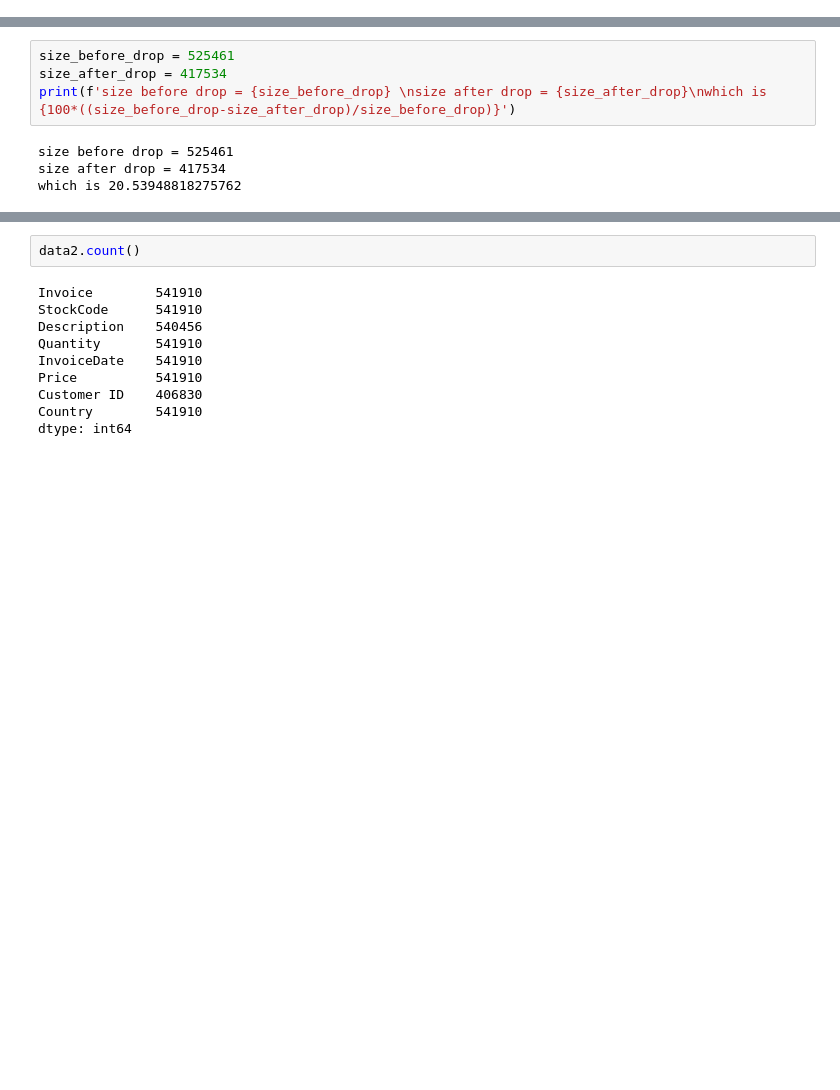
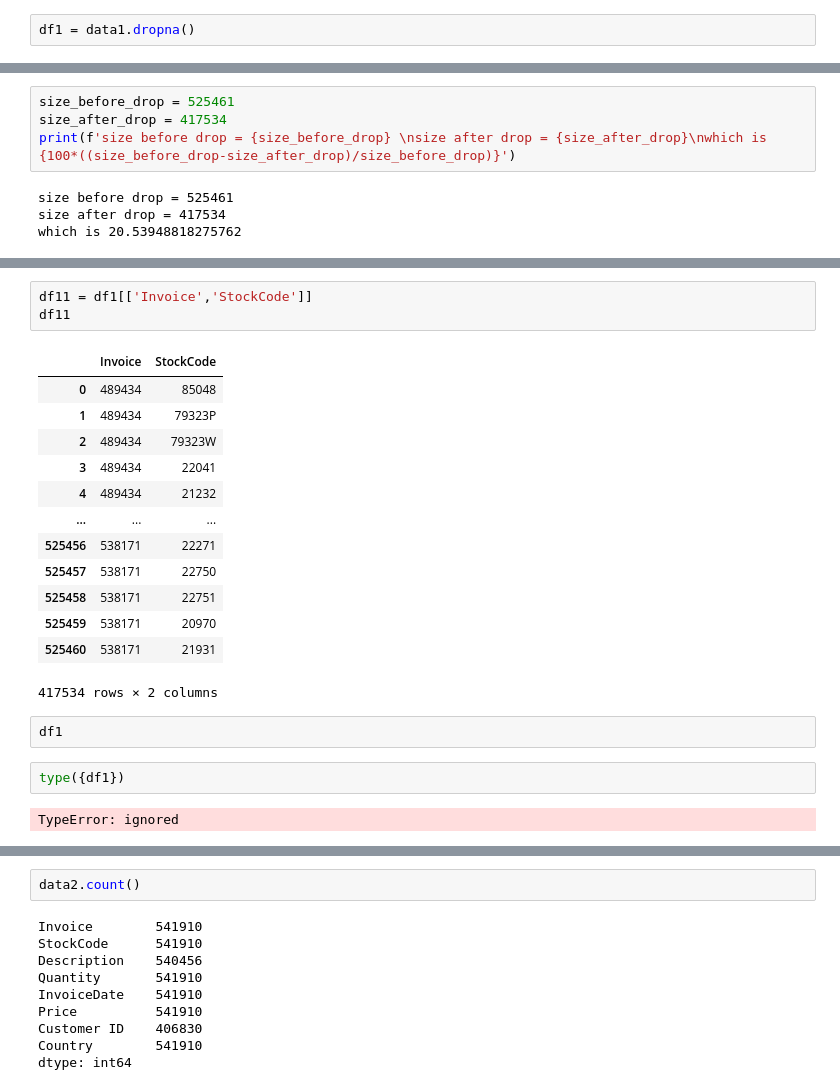
Before and after one commit to PondKann/KKU_data_mining, a Jupyter notebook: Data_Online.ipynb, the cells around one changed output, grey strips where cells are left out. Cells and saved outputs as stored; diff of their text form; blank space fills up the shorter version.

```diff
--- a/Data_Online.ipynb
+++ b/Data_Online.ipynb
@@ -49 +52,3 @@ dtype: int64
+# %%
+df1 = data1.dropna()
 # %%
@@ -68,0 +83,23 @@ which is 20.53948818275762
+# %%
+df11 = df1[['Invoice','StockCode']]
+df11
+# %% [output]
+|  | Invoice | StockCode |
+| 0 | 489434 | 85048 |
+| 1 | 489434 | 79323P |
+| 2 | 489434 | 79323W |
+| 3 | 489434 | 22041 |
+| 4 | 489434 | 21232 |
+| ... | ... | ... |
+| 525456 | 538171 | 22271 |
+| 525457 | 538171 | 22750 |
+| 525458 | 538171 | 22751 |
+| 525459 | 538171 | 20970 |
+| 525460 | 538171 | 21931 |
+417534 rows × 2 columns
+# %%
+df1
+# %%
+type({df1})
+# %% [output]
+TypeError: ignored
```
Also changed, not shown: parts of 18 cells of this notebook.
